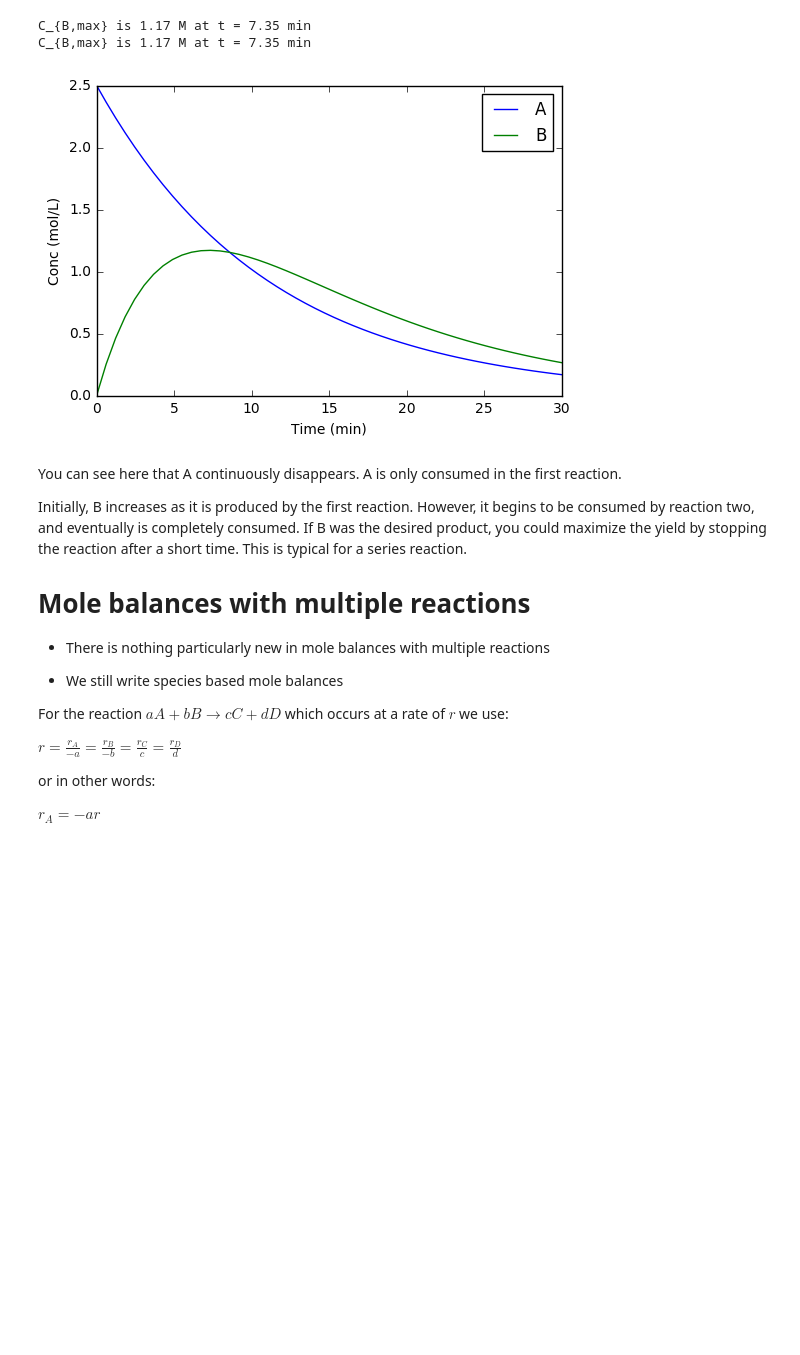
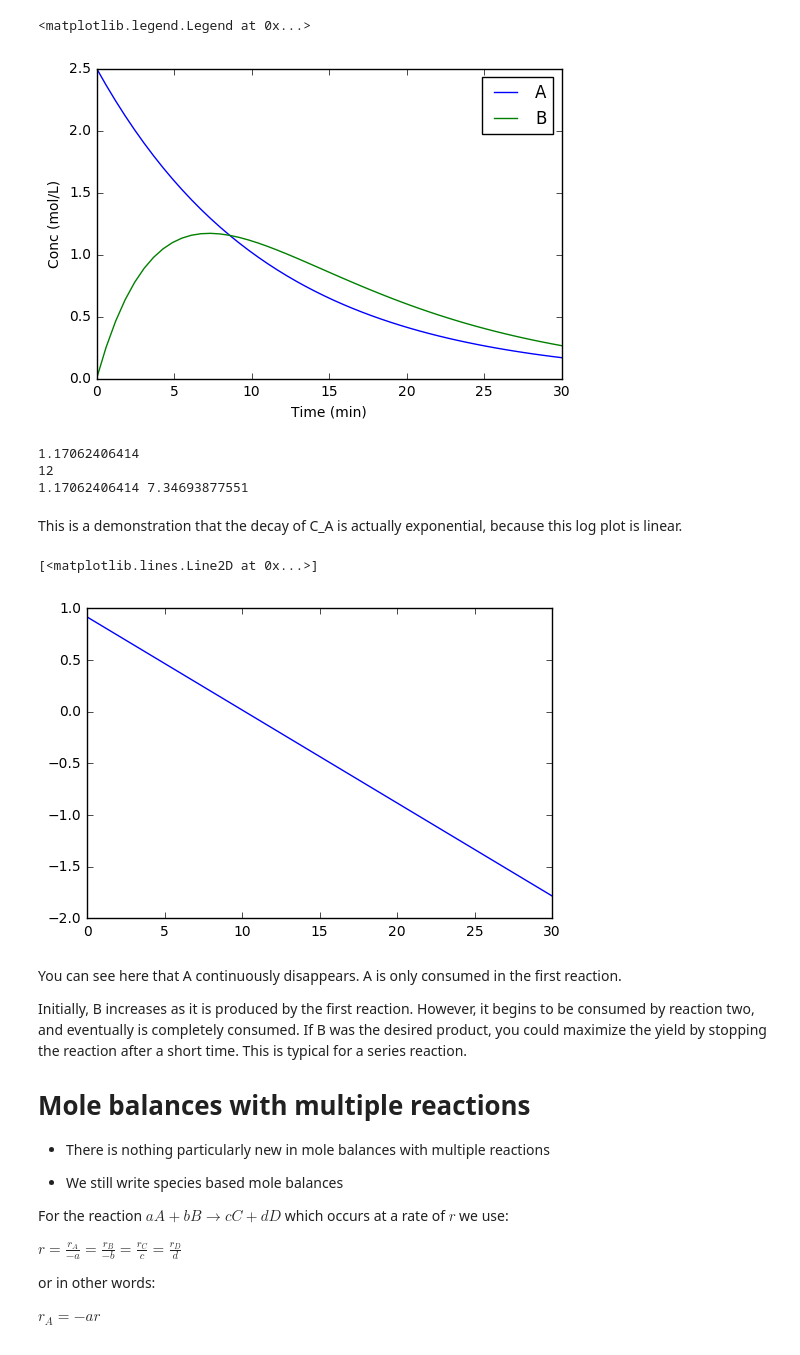
Before and after one commit to jkitchin/s17-06364, a Jupyter notebook: lectures/lecture-08.ipynb, the cells around one changed output. Cells and saved outputs as stored; diff of their text form; code cells hidden in the pictures; blank space fills up the shorter version.

```diff
--- a/lectures/lecture-08.ipynb
+++ b/lectures/lecture-08.ipynb
@@ -95,20 +105,22 @@ init = [CA0, 0.0] # initial conditions
 tspan = np.linspace(0, 30) # min
 sol = odeint(batch, init, tspan)
 
+%matplotlib inline
 import matplotlib.pyplot as plt
+
 plt.plot(tspan, sol)
 plt.xlabel('Time (min)')
 plt.ylabel('Conc (mol/L)')
 plt.legend(['A','B'])
-
-imax = np.argmax(sol[:, 1])
-print('C_{{B,max}} is {:1.2f} M at t = {:1.2f} min'.format(sol[imax, 1], tspan[imax]))
-
-# compare to
-Ca, Cb = sol.T
-imax = np.argmax(Cb)
-print('C_{{B,max}} is {:1.2f} M at t = {:1.2f} min'.format(Cb[imax], tspan[imax]))
 # %% [output]
-C_{B,max} is 1.17 M at t = 7.35 min
-C_{B,max} is 1.17 M at t = 7.35 min
+<matplotlib.legend.Legend at 0x...>
 [figure]
+# %%
+i = np.argmax(Cb)
+print(max(Cb))
+print(i)
+print(Cb[i], tspan[i])
+# %% [output]
+1.17062406414
+12
+1.17062406414 7.34693877551
@@ -115,3 +129,11 @@ C_{B,max} is 1.17 M at t = 7.35 min
+# %% [markdown]
+This is a demonstration that the decay of C_A is actually exponential, because this log plot is linear.
+# %%
+Ca, Cb = sol.T
+plt.plot(tspan, np.log(Ca))
+# %% [output]
+[<matplotlib.lines.Line2D at 0x...>]
+[figure, added]
 # %% [markdown]
 You can see here that A continuously disappears. A is only consumed in the first reaction.
 
```
Also changed, not shown: parts of 7 cells of this notebook, 1 other file.
